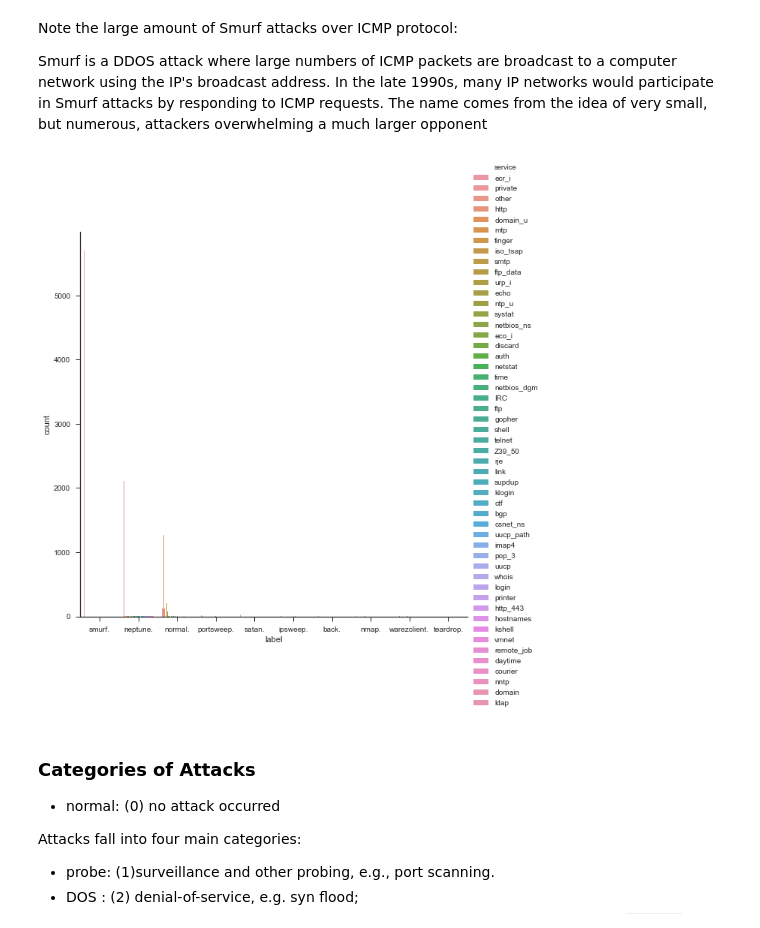
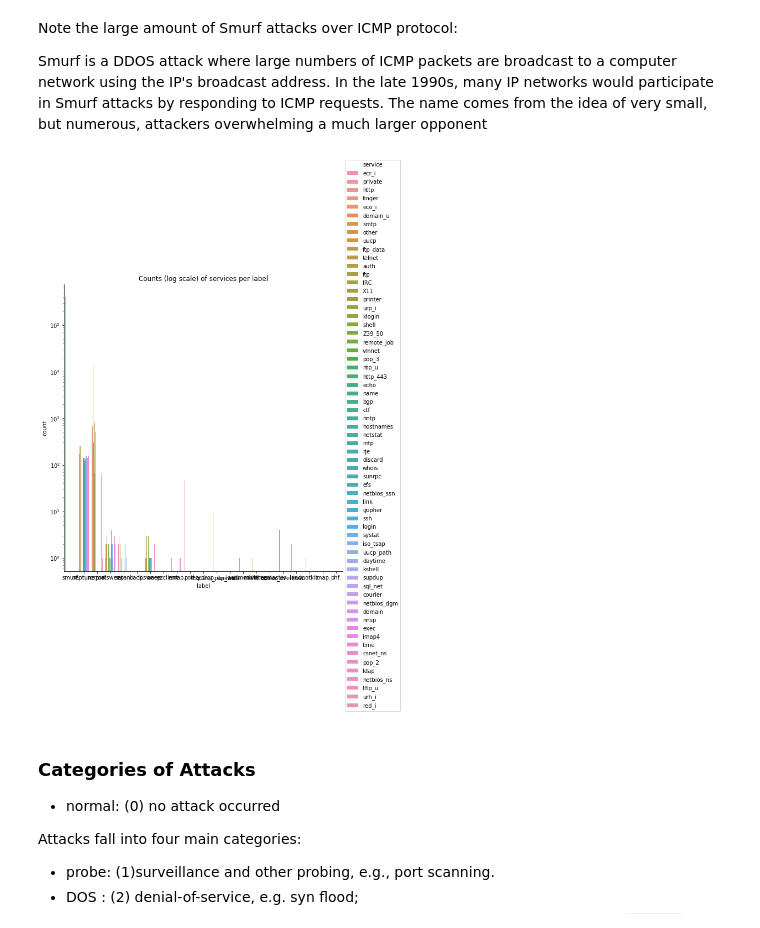
Before and after one commit to MnemoSemiotic/Analyzing-Network-Traffic_kdd99, a Jupyter notebook: 1_Dataset_Exploration_and_EDA.ipynb, the cells around one changed output. Cells and saved outputs as stored; diff of their text form; code cells hidden in the pictures.

```diff
--- a/1_Dataset_Exploration_and_EDA.ipynb
+++ b/1_Dataset_Exploration_and_EDA.ipynb
@@ -309,9 +343,14 @@ sns_plt = sns.countplot(ax=ax,
 # %%
-sns_plt = sns.factorplot(x='protocol_type',
+g = sns.factorplot(x='protocol_type',
                          hue='label',
                          data=df,
                          kind='count',
                          size=8,
 
                          aspect=.9)
+
+title = ['Counts (log scale) of label per protocol type']
+for ax, title in zip(g.axes.flat, title):
+    ax.set_title(title)
+    ax.set(yscale="log")
 # %% [output]
@@ -321,15 +360,20 @@ Note the large amount of Smurf attacks over ICMP protocol:
 
 Smurf is a DDOS attack where large numbers of ICMP packets are broadcast to a computer network using the IP's broadcast address.  In the late 1990s, many IP networks would participate in Smurf attacks by responding to ICMP requests. The name comes from the idea of very small, but numerous, attackers overwhelming a much larger opponent
 # %%
-sns_plt = sns.factorplot(x='label',
-                         hue='service',
-                         data=df,
-                         kind='count',
-                         size=8,
+g = sns.factorplot(x='label',
+                   hue='service',
+                   data=df,
+                   kind='count',
+                   size=8,
 
-                         aspect=1)
+                   aspect=1)
+
+title = ['Counts (log scale) of services per label']
+for ax, title in zip(g.axes.flat, title):
+    ax.set_title(title)
+    ax.set(yscale="log")
 # %% [output]
-[figure, old version]
+[figure, new version]
 # %% [markdown]
 ### Categories of Attacks
 - normal: (0) no attack occurred
```
Also changed, not shown: parts of 49 cells of this notebook.
